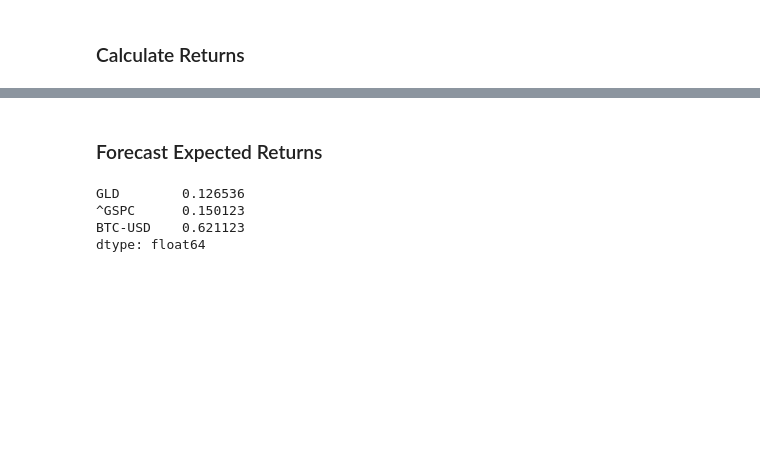
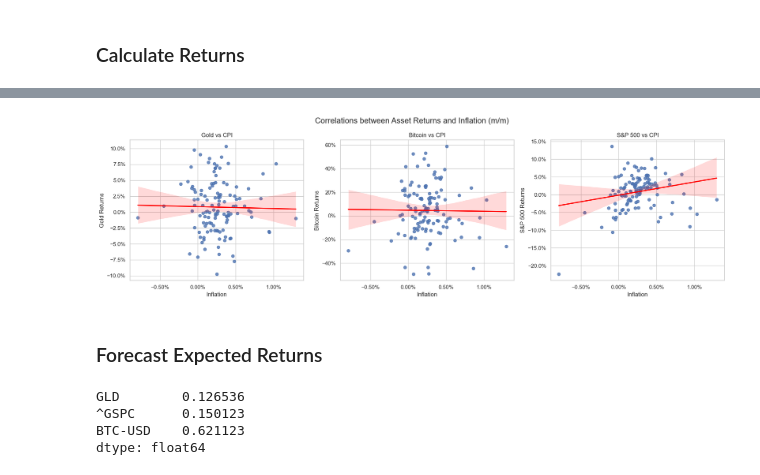
Before and after one commit to alexmcmullen80/BitcoinVsInflation, a Jupyter notebook: bitcoin.ipynb, the cells around one changed output, grey strips where cells are left out. Saved outputs shown, nothing was run; the diff lists cells and outputs as text; code cells hidden in the pictures; blank space fills up the shorter version.

```diff
--- a/bitcoin.ipynb
+++ b/bitcoin.ipynb
@@ -163,3 +192,38 @@ Bitcoin -0.011663  0.084220  0.335934  1.000000
+# %%
+# Set style
+sns.set_theme(style="whitegrid")
+
+# Create subplots
+fig, axes = plt.subplots(1, 3, figsize=(18, 5))
+
+# Scatter + regression for Gold
+sns.regplot(x=returns['CPI'], y=returns['Gold'], ax=axes[0], line_kws={'color': 'red'})
+axes[0].set_title('Gold vs CPI')
+axes[0].set_xlabel('Inflation')
+axes[0].set_ylabel('Gold Returns')
+
+# Scatter + regression for Bitcoin
+sns.regplot(x=returns['CPI'], y=returns['Bitcoin'], ax=axes[1], line_kws={'color': 'red'})
+axes[1].set_title('Bitcoin vs CPI')
+axes[1].set_xlabel('Inflation')
+axes[1].set_ylabel('Bitcoin Returns')
+
+# Scatter + regression for S&P 500
+sns.regplot(x=returns['CPI'], y=returns['SP500'], ax=axes[2], line_kws={'color': 'red'})
+axes[2].set_title('S&P 500 vs CPI')
+axes[2].set_xlabel('Inflation')
+axes[2].set_ylabel('S&P 500 Returns')
+
+# Format axes as percentages
+for ax in axes:
+    ax.xaxis.set_major_formatter(PercentFormatter(1.0))
+    ax.yaxis.set_major_formatter(PercentFormatter(1.0))
+
+plt.tight_layout()
+plt.suptitle('Correlations between Asset Returns and Inflation (m/m)', fontsize=16, y=1.05)
+plt.show()
+# %% [output]
+[figure, added]
 # %% [markdown]
 ### Forecast Expected Returns
 # %%
```
Also changed, not shown: parts of 6 cells of this notebook.
